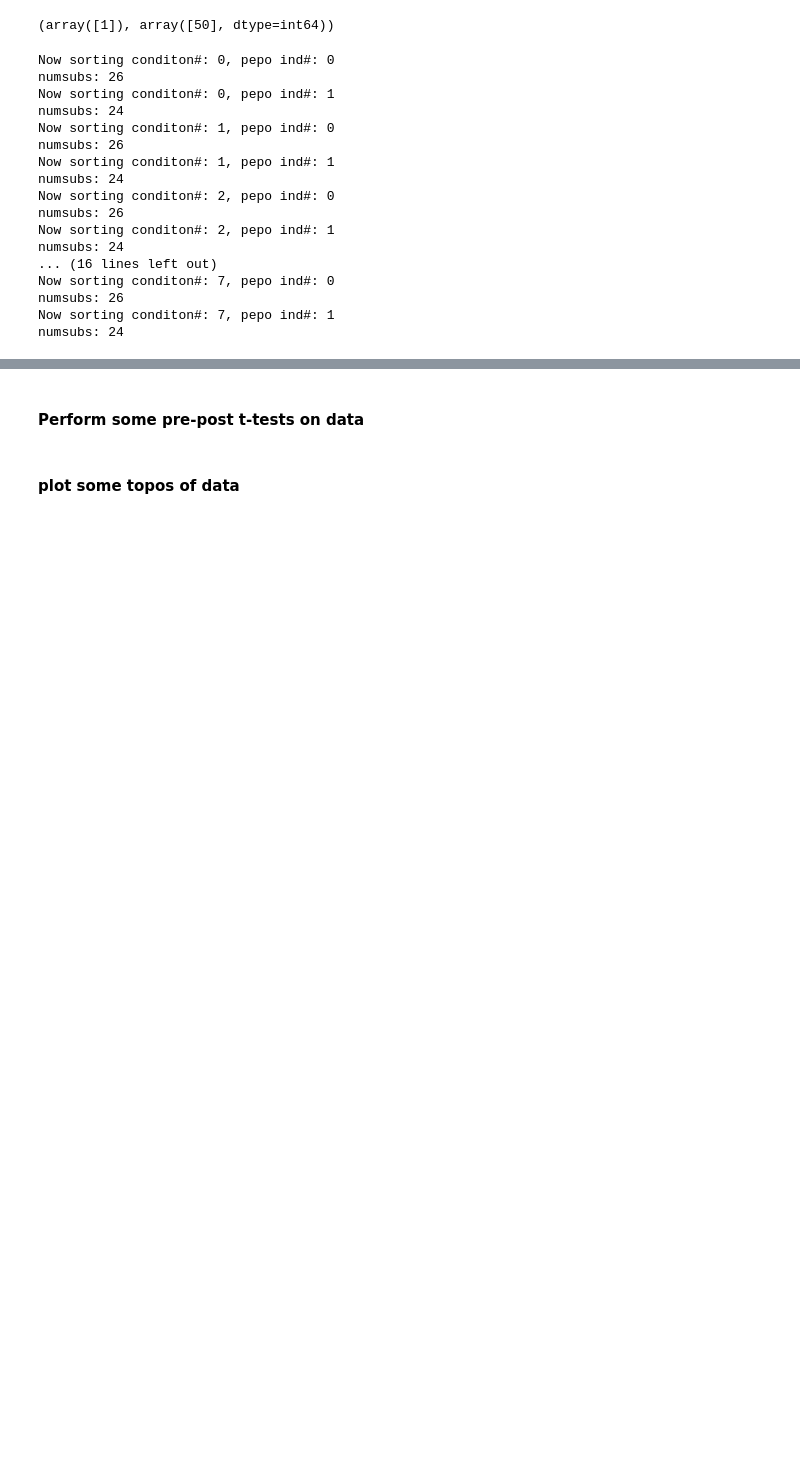
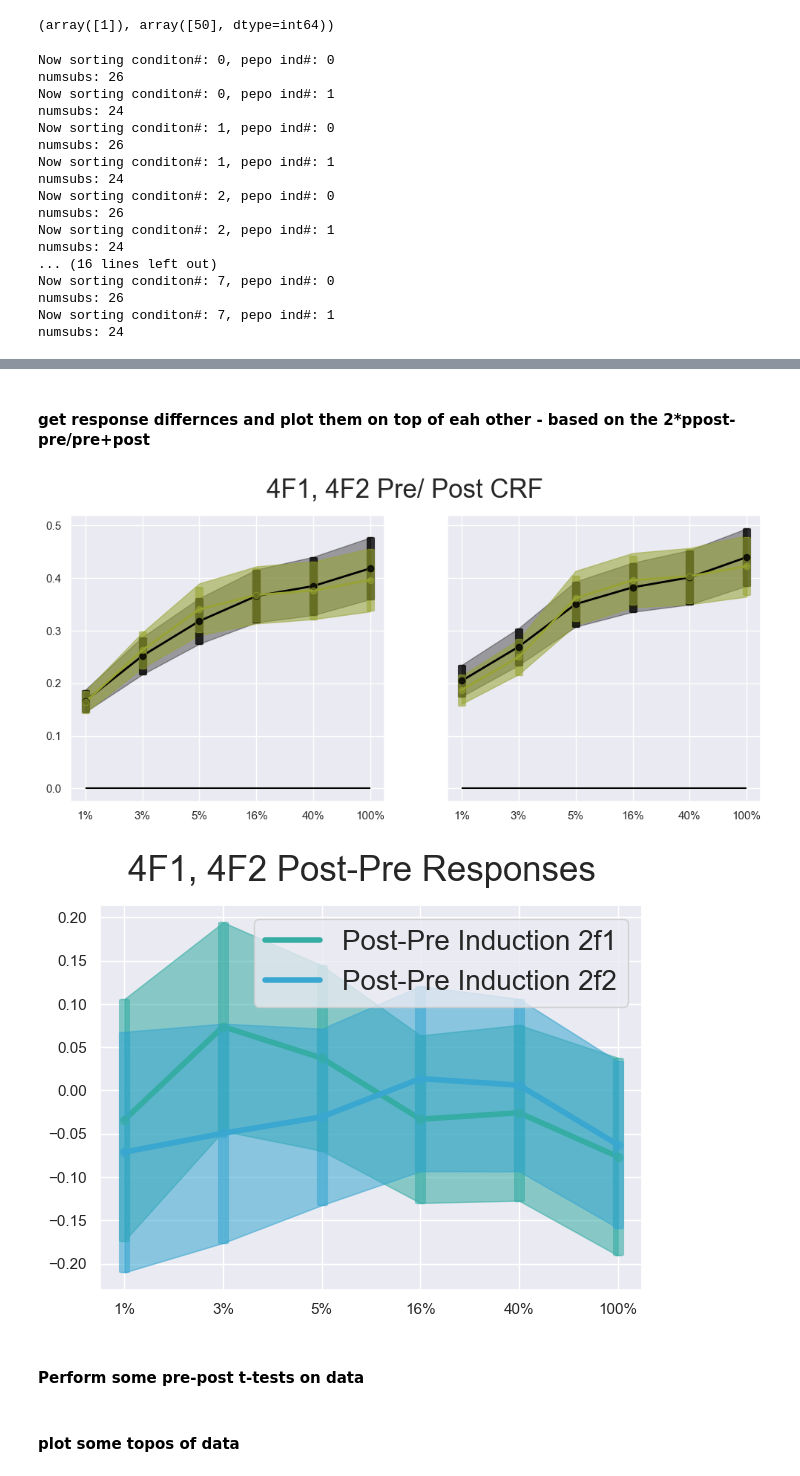
Before and after one commit to PatriciaNL/LTP_analysis, a Jupyter notebook: PythonScripts/ProcessingPipeline/Untitled-1.ipynb, the cells around one changed output, grey strips where cells are left out. Saved outputs shown, nothing was run; the diff lists cells and outputs as text; code cells hidden in the pictures; blank space fills up the shorter version.

```diff
--- a/PythonScripts/ProcessingPipeline/Untitled-1.ipynb
+++ b/PythonScripts/ProcessingPipeline/Untitled-1.ipynb
@@ -290,3 +387,63 @@ for bin in range(NumBins):
+# %% [markdown]
+#### get response differnces and plot them on top of eah other - based on the 2*ppost-pre/pre+post
+# %%
+
+fig,axs = plt.subplots(1,2,figsize = ((12,5)), sharey = True, sharex = True)
+plt.suptitle(f'4F1, 4F2 Pre/ Post CRF', fontsize = 25)
+
+diff_fig,diff_axs = plt.subplots(1,figsize = ((7,5)), sharey = True, sharex = True)
+plt.suptitle(f'4F1, 4F2 Post-Pre Responses', fontsize = 25)
+
+for c in range(2):
+
+    dsIn = np.array(SecHarmData[0][c])
+
+    ns = np.sqrt(np.shape(dsIn)[0])
+    ## import pre and post
+    pre_avg = dsIn[:,:,0,ocm ==1]
+    post_avg =  dsIn[:,:,1,ocm == 1]
+    ## average
+    pre_m1 = np.nanmean(pre_avg,axis = (0,2))
+    post_m1 = np.nanmean(post_avg,axis = (0,2))
+    ## get stds
+    pre_std = np.nanstd(pre_avg,axis = (0,2)) / ns
+    post_std = np.nanstd(post_avg,axis = (0,2)) / ns
+    ### caculate mean difference in activity
+    diff_act = (post_avg - pre_avg)
+    sum_act = (post_avg + pre_avg)
+
+    diff_resp = 2*((diff_act)/(sum_act))
+    #diff_resp = diff_act  / pre_avg
+
+    diff_avg = np.nanmean(diff_resp,axis = (0,2))
+    diff_std = np.nanstd(diff_resp,axis = (0,2)) / ns
+
+    # plot pre data!!
+    axs[c].plot(pre_m1, label = 'Pre Induction', color = 'black', linewidth = 2)
+    axs[c].errorbar((np.arange(NumBins)),pre_m1,pre_std,fmt = 'o', linewidth = 3, elinewidth = 8, capsize = 3, alpha = 0.8,color = 'black')
+    axs[c].fill_between(np.arange(NumBins), pre_m1-pre_std,pre_m1+pre_std, color = 'black', alpha=0.35)
+
+    ## plot post data!!
+    axs[c].plot(post_m1, label = 'Post Induction', color = crayons[2], linewidth = 2)
+    axs[c].errorbar((np.arange(NumBins)),post_m1,pre_std,fmt = 'o', linewidth = 3, elinewidth = 8, capsize = 3, alpha = 0.6,color = crayons[2])
+    axs[c].fill_between(np.arange(NumBins), post_m1-post_std,post_m1+post_std, color = crayons[2], alpha=0.55)
+
+    axs[c].hlines(0,xmin = 0,xmax = 5, color = 'black')
+    axs[c].set_xticks(range(len(contrast_levels_labs)))
+    axs[c].set_xticklabels(contrast_levels_labs)
+    #axs[0].legend(fontsize = 20)
+
+
+    diff_axs.plot(diff_avg, label = f'Post-Pre Induction 2f{c+1}', color = crayons[4+c], linewidth = 4)
+    diff_axs.errorbar((np.arange(NumBins)),diff_avg,diff_std,fmt = 'o', linewidth = 3, elinewidth = 8, capsize = 3, alpha = 0.6,color = crayons[4+c])
+    diff_axs.fill_between(np.arange(NumBins), diff_avg-diff_std,diff_avg+diff_std, color = crayons[4+c], alpha=0.55)
+    diff_axs.set_xticks(range(len(contrast_levels_labs)))
+    diff_axs.set_xticklabels(contrast_levels_labs)
+    #diff_axs.hlines(0,xmin = 0,xmax = 5, color = 'black', label = 'No Change')
+    diff_axs.legend(fontsize = 20)
+# %% [output]
+[figure, added]
+[figure, added]
 # %% [markdown]
 #### Perform some pre-post t-tests on data
 # %% [markdown]
```
Also changed, not shown: parts of 16 cells of this notebook, 5 other files.
